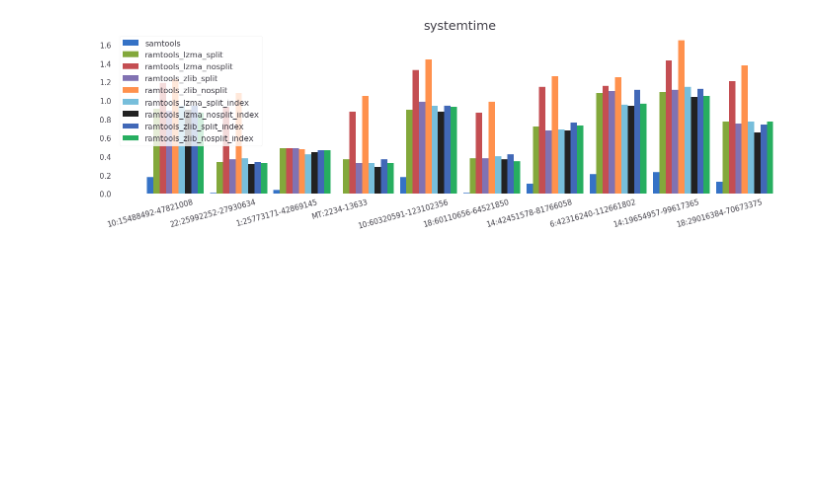
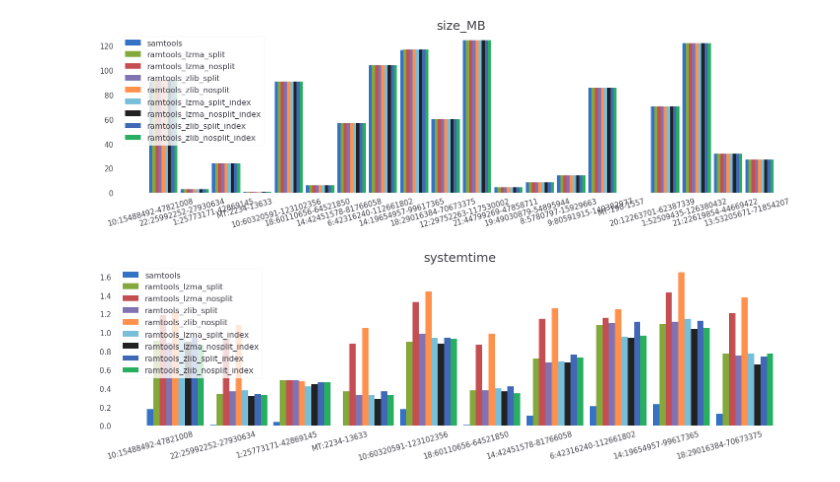
Before and after one commit to GeneROOT/ramtools, a Jupyter notebook: ramview_perf.ipynb, the cells around one changed output. Saved outputs shown, nothing was run; the diff lists cells and outputs as text; code cells hidden in the pictures; blank space fills up the shorter version.

```diff
--- a/ramview_perf.ipynb
+++ b/ramview_perf.ipynb
@@ -79,3 +126,7 @@ compare_metrics(df, all_methods , regions[:N], 'Speed_MBps', relative=relative)
+# %%
+compare_metrics(df,  all_methods, regions[start:end], 'size_MB', relative=relative)
+# %% [output]
+[figure, added]
 # %%
 compare_metrics(df,  all_methods, regions[:N], 'systemtime', relative=relative)
 # %% [output]
```
Also changed, not shown: parts of 6 cells of this notebook.
